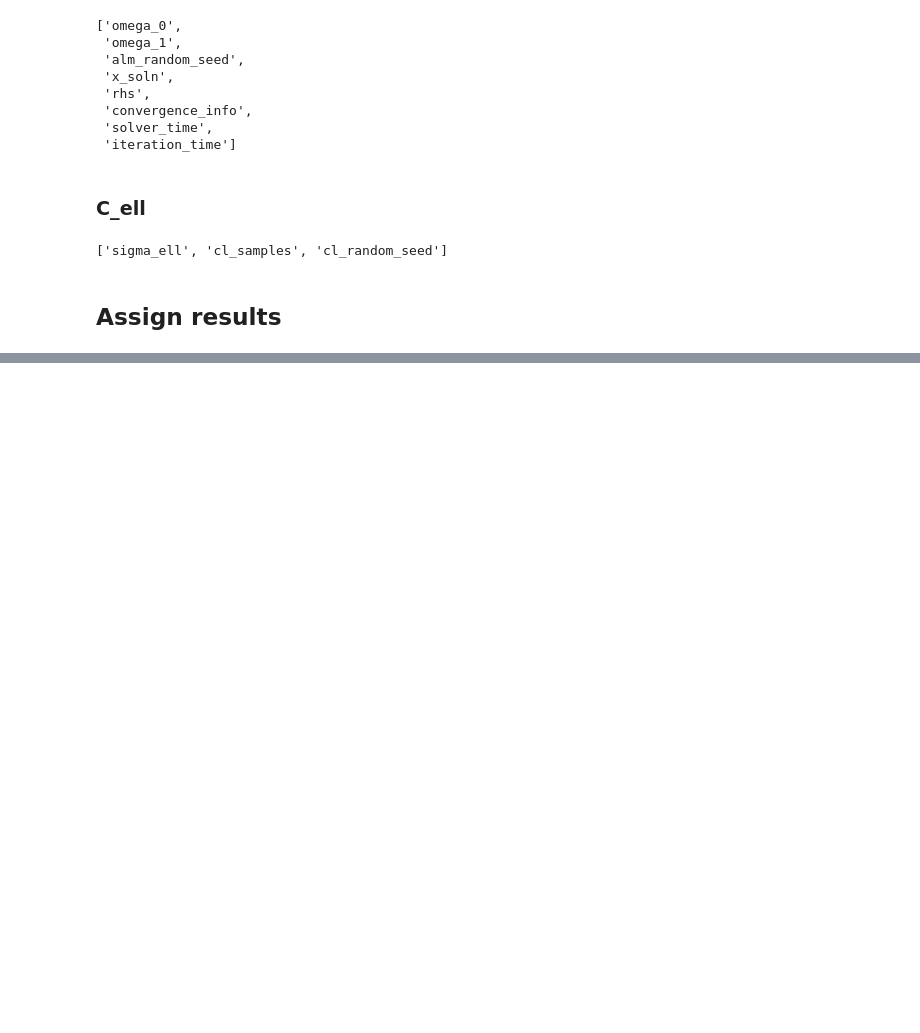
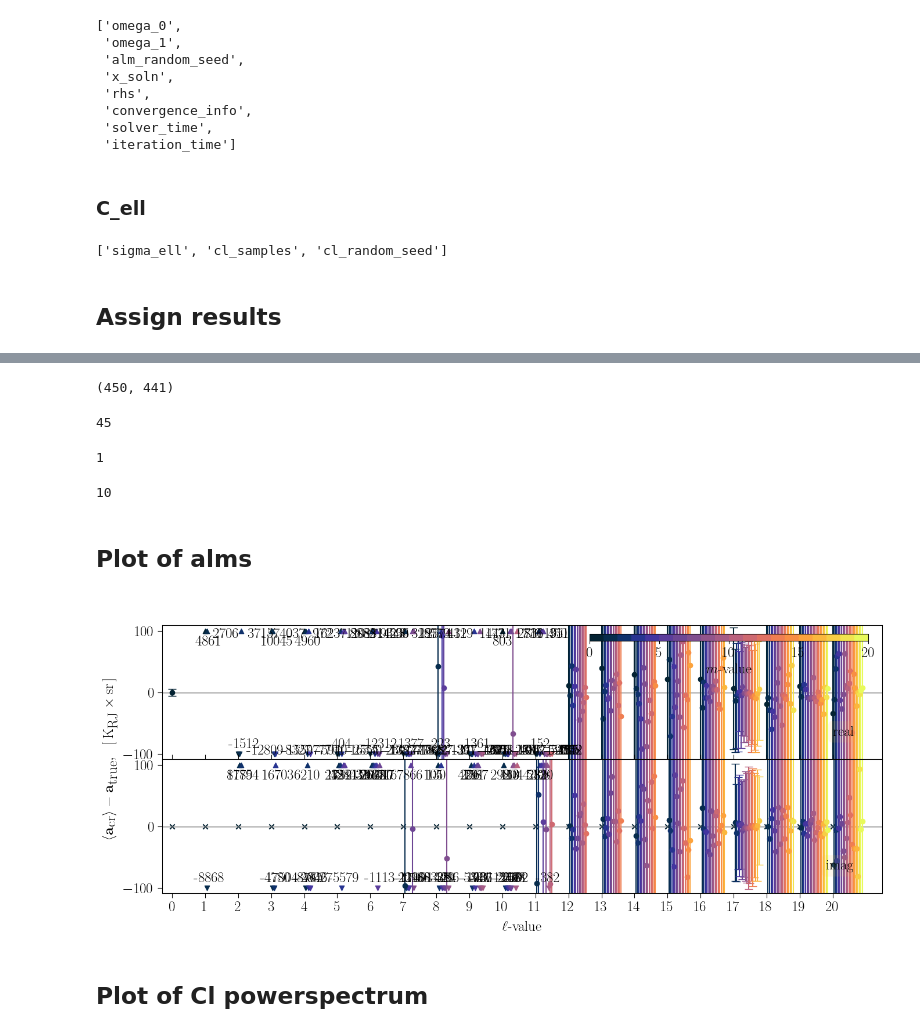
Before and after one commit to katrinealice/cl_sampler_analysis, a Jupyter notebook: cl_plots.ipynb, the cells around one changed output, grey strips where cells are left out. Drawn from its saved outputs; the diff is of its cells as text; code cells hidden in the pictures; blank space fills up the shorter version.

```diff
--- a/cl_plots.ipynb
+++ b/cl_plots.ipynb
@@ -526,8 +684,7 @@ for filename in alm_file_list:
     if np.any(convergence_info): print(convergence_info)
 
     # Combine solutions to array
-    x_soln = result['x_soln']
-    x_solns[key] = x_soln
+    x_solns[key] = result['x_soln']
 
     key += 1
 # %%
@@ -546,0 +991,31 @@ for filename in cl_file_list:
+# %%
+vis_response.shape
+# %% [output]
+(450, 441)
+# %%
+Nbl
+# %% [output]
+45
+# %%
+Nfreq
+# %% [output]
+1
+# %%
+Nlsts
+# %% [output]
+10
+# %% [markdown]
+## Plot of alms
+# %%
+hp_std_real, hp_std_imag = alm_plot(x_true = x_true,
+                       x_solns = x_solns,
+                       lmax = lmax,
+                       title = r'  ',
+                       ylabel = r'$\langle\mathbf{a}_\textup{cr}\rangle-\mathbf{a}_\textup{true},\,\,\,\,[\,\textup{K}_\textup{RJ}\times\textup{sr}\,]$',
+                       xlabel = r'$\ell$-value',
+                       filename = 'alms_standard',
+                       display = True)
+# %% [output]
+[figure, added]
+# %% [markdown]
+## Plot of Cl powerspectrum
```
Also changed, not shown: parts of 25 cells of this notebook, 1 other file.
